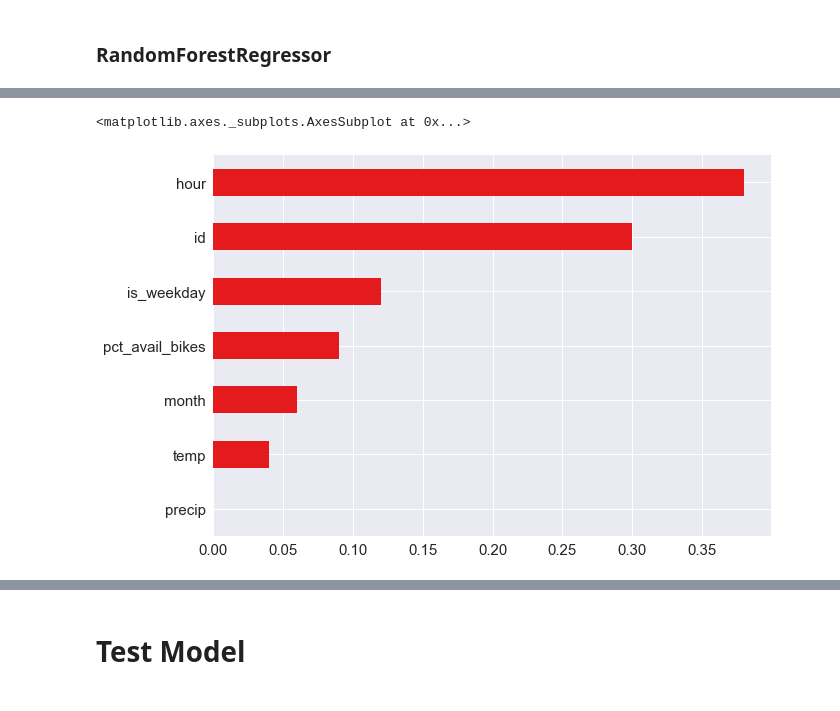
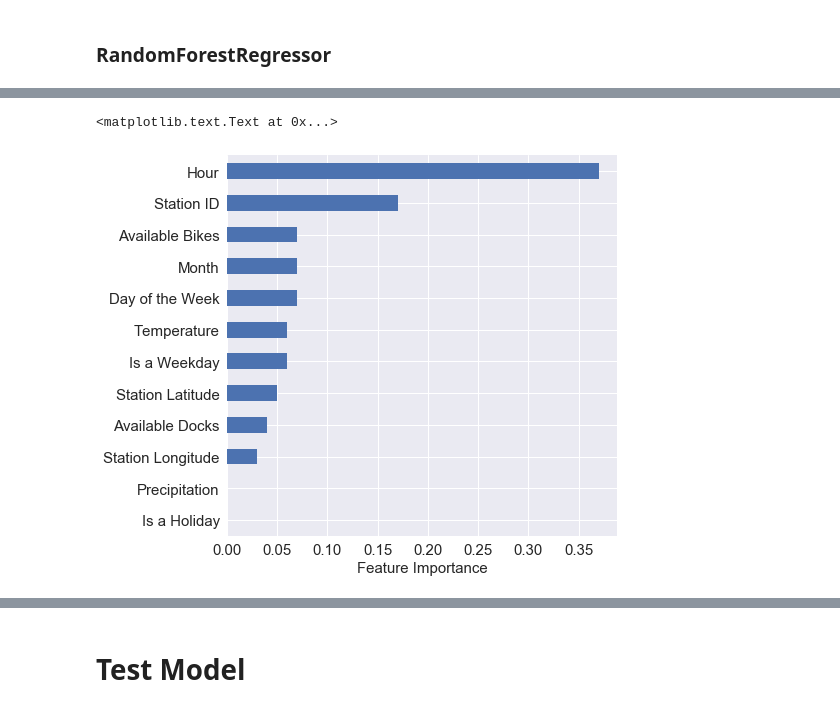
Before and after one commit to djevans071/Rebalancing-Citibike, a Jupyter notebook: modeling.ipynb, the cells around one changed output, grey strips where cells are left out. Drawn from its saved outputs; the diff is of its cells as text; code cells hidden in the pictures.

```diff
--- a/modeling.ipynb
+++ b/modeling.ipynb
@@ -109,8 +152,10 @@ df = new_features(df)
 # %%
 # split data into 2015 (train) and 2016 (test) data
 #
-data_cols = ['id','hour', 'month', 'is_weekday',
-             'precip', 'temp', 'pct_avail_bikes']#, 'pct_avail_docks']
+data_cols = ['id', 'long', 'lat', 'hour', 'month', 'dayofweek',
+             'is_weekday',
+             'is_holiday', 'precip', 'temp', 'pct_avail_bikes',
+             'pct_avail_docks']#, 'pct_avail_docks']
 # df = make_categorical(df, ['id', 'hour', 'month', 'is_weekday', 'is_holiday'])
 hist_cols = ['mean_flux', 'yest_flux', 'last_week_flux']
 
@@ -165,9 +210,9 @@ pred = reg.predict(X_test)
 from sklearn.ensemble import RandomForestRegressor
 from sklearn.model_selection import GridSearchCV
 
-params = [{'min_samples_leaf': [14,16,18,19,20,21],
-          'min_samples_split': [3,4,5,6],
-          'max_features': [0.85,0.9,0.95,1.]}]
+params = [{'min_samples_leaf': [12, 14, 16],
+          'min_samples_split': [6, 8, 10],
+          'max_features': [0.85,0.95,1.]}]
 
 
 X_train = df2015[data_cols]
@@ -176,8 +221,8 @@ y_train = df2015.pct_flux#.apply(flux_conditions, 0.15)
 X_test = df2016[data_cols]
 y_test = df2016.pct_flux#.apply(flux_conditions, 0.15)
 
-# reg = GridSearchCV(RandomForestRegressor(), params, cv=2, scoring = 'r2')
-reg = RandomForestRegressor(min_samples_leaf=19, min_samples_split=6, max_features = 0.80,
+# reg = GridSearchCV(RandomForestRegressor(), params, cv=2, scoring = 'neg_mean_squared_error')
+reg = RandomForestRegressor(min_samples_leaf=16, min_samples_split=6, max_features = 0.95,
                             n_jobs=-1)
 reg.fit(X_train, y_train)
 pred = reg.predict(X_test)
@@ -184,17 +246,30 @@ pred = reg.predict(X_test)
 # %%
 reg.feature_importances_.round(2)
 importances = list(reg.feature_importances_.round(2))
 
 features_dict = {}
 for importance, col in zip(importances, data_cols):
     features_dict[col] = importance
 
-features_dict
 feature_imp = pd.Series(features_dict)
-feature_imp.sort_values().plot(kind = 'barh')
+values_to_plot = feature_imp.sort_values()
+values_to_plot.rename(index = {'id':'Station ID',
+                                 'hour': 'Hour',
+                                 'pct_avail_bikes': 'Available Bikes',
+                                 'dayofweek': 'Day of the Week',
+                                 'is_weekday': 'Is a Weekday',
+                                 'temp': 'Temperature',
+                                 'precip': 'Precipitation',
+                                'month': 'Month',
+                              'lat': 'Station Latitude',
+                              'long': 'Station Longitude',
+                              'pct_avail_docks': 'Available Docks',
+                              'is_holiday': 'Is a Holiday'}, inplace = True)
+values_to_plot.plot(kind = 'barh', figsize=(7,7))
+xlabel('Feature Importance', fontsize = 15)
 # %% [output]
-<matplotlib.axes._subplots.AxesSubplot at 0x...>
+<matplotlib.text.Text at 0x...>
-[figure, old version]
+[figure, new version]
 # %%
 df2015.shape
 # %%
```
Also changed, not shown: parts of 44 cells of this notebook, 24 other files.
